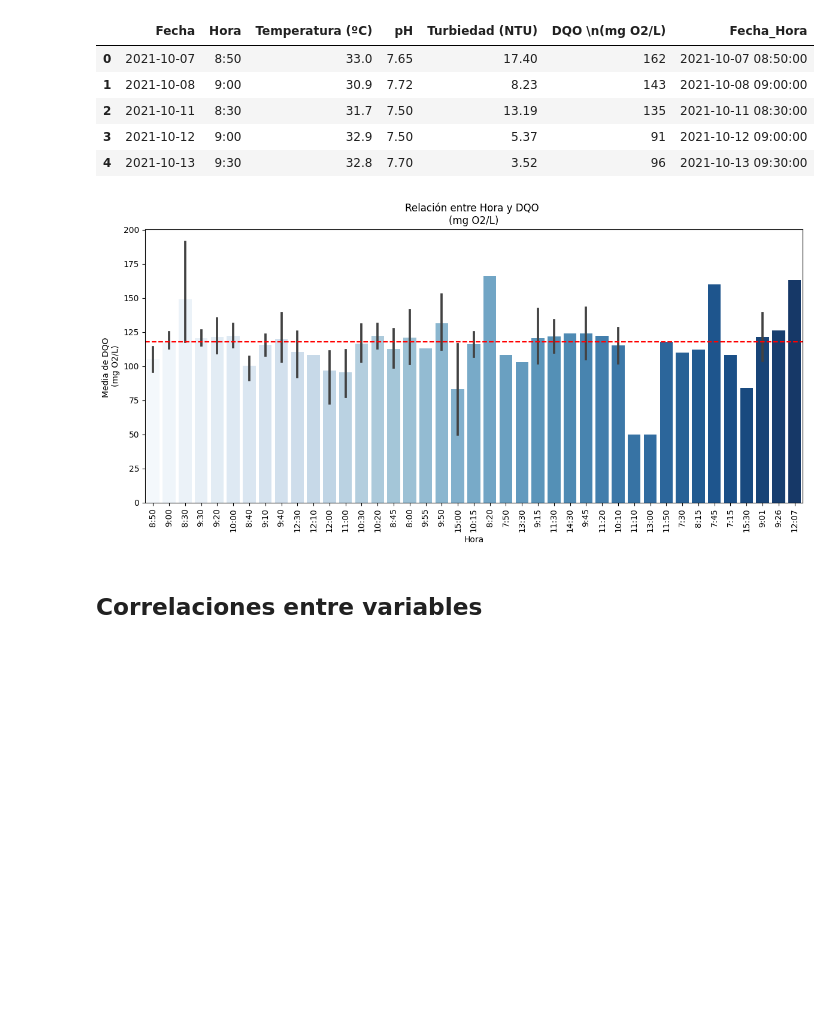
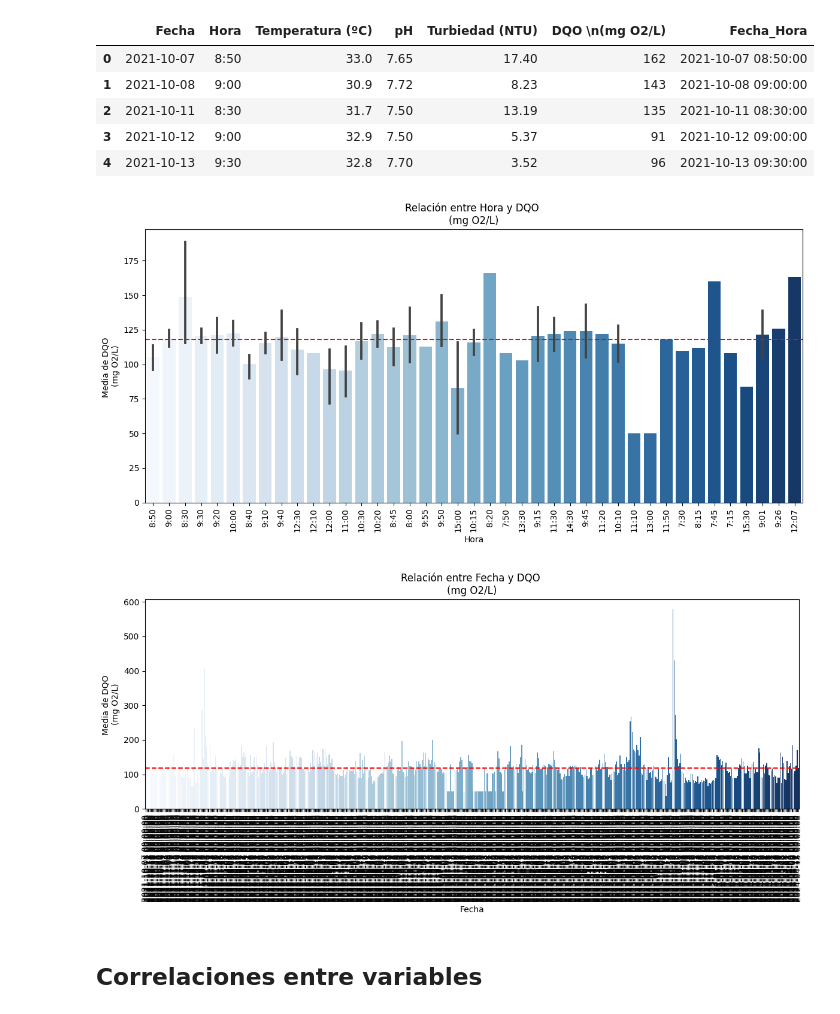
Before and after one commit to tetenogues/data_barbies_y_guille, a Jupyter notebook: first-nb.ipynb, the cells around one changed output. Cells and saved outputs as stored; diff of their text form; code cells hidden in the pictures; blank space fills up the shorter version.

```diff
--- a/first-nb.ipynb
+++ b/first-nb.ipynb
@@ -194,8 +194,10 @@ def plot_categorical_numerical(df, categorical_col, numerical_col, summary_ = Fa
         return summary
 # %%
 plot_categorical_numerical(data_lab, 'Hora', 'DQO \n(mg O2/L)')
+plot_categorical_numerical(data_lab, 'Fecha', 'DQO \n(mg O2/L)')
 # %% [output]
-[figure, old version]
+[figure, new version]
+[figure, added]
 # %% [markdown]
 ## Correlaciones entre variables
 # %%
```
